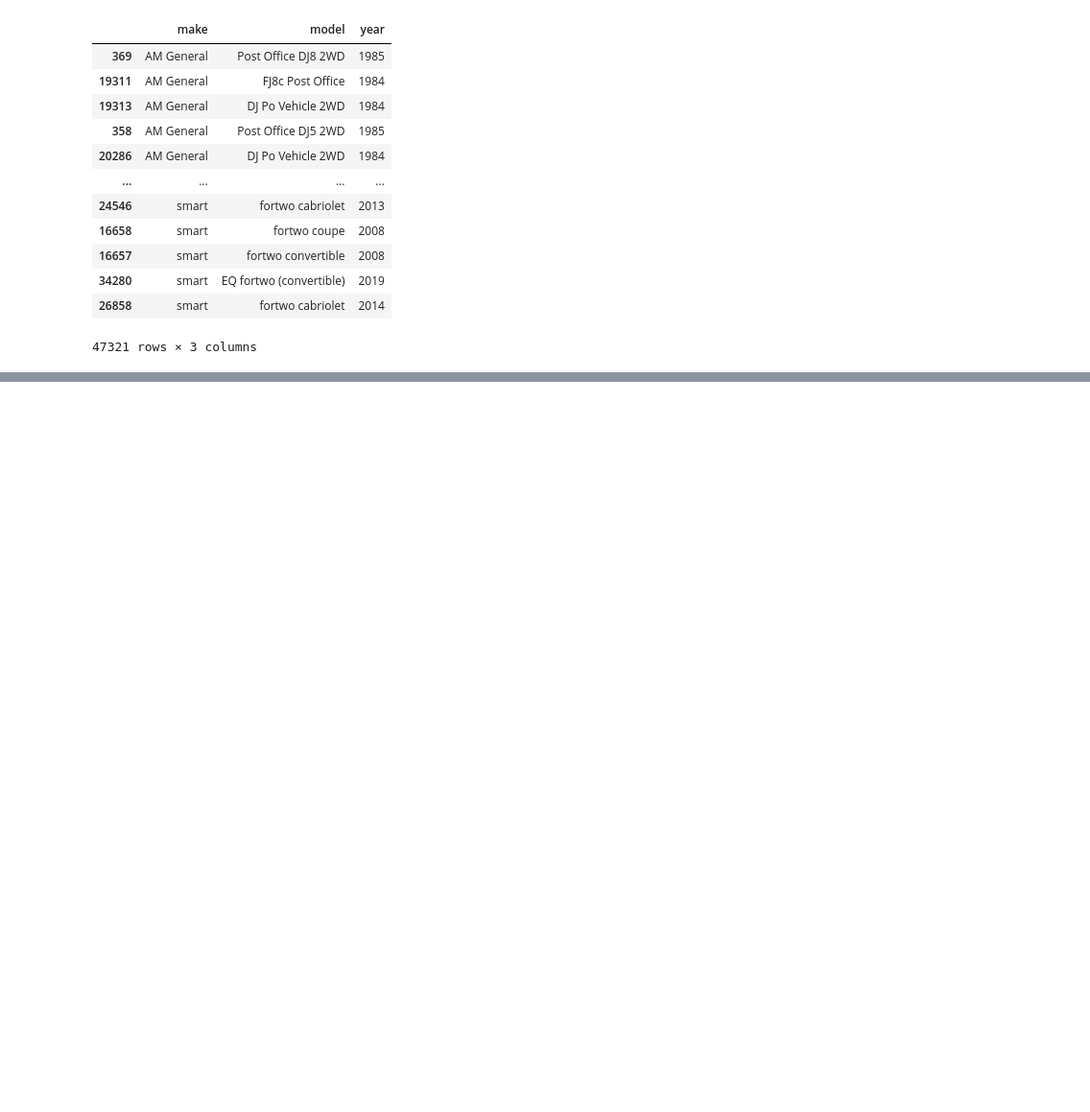
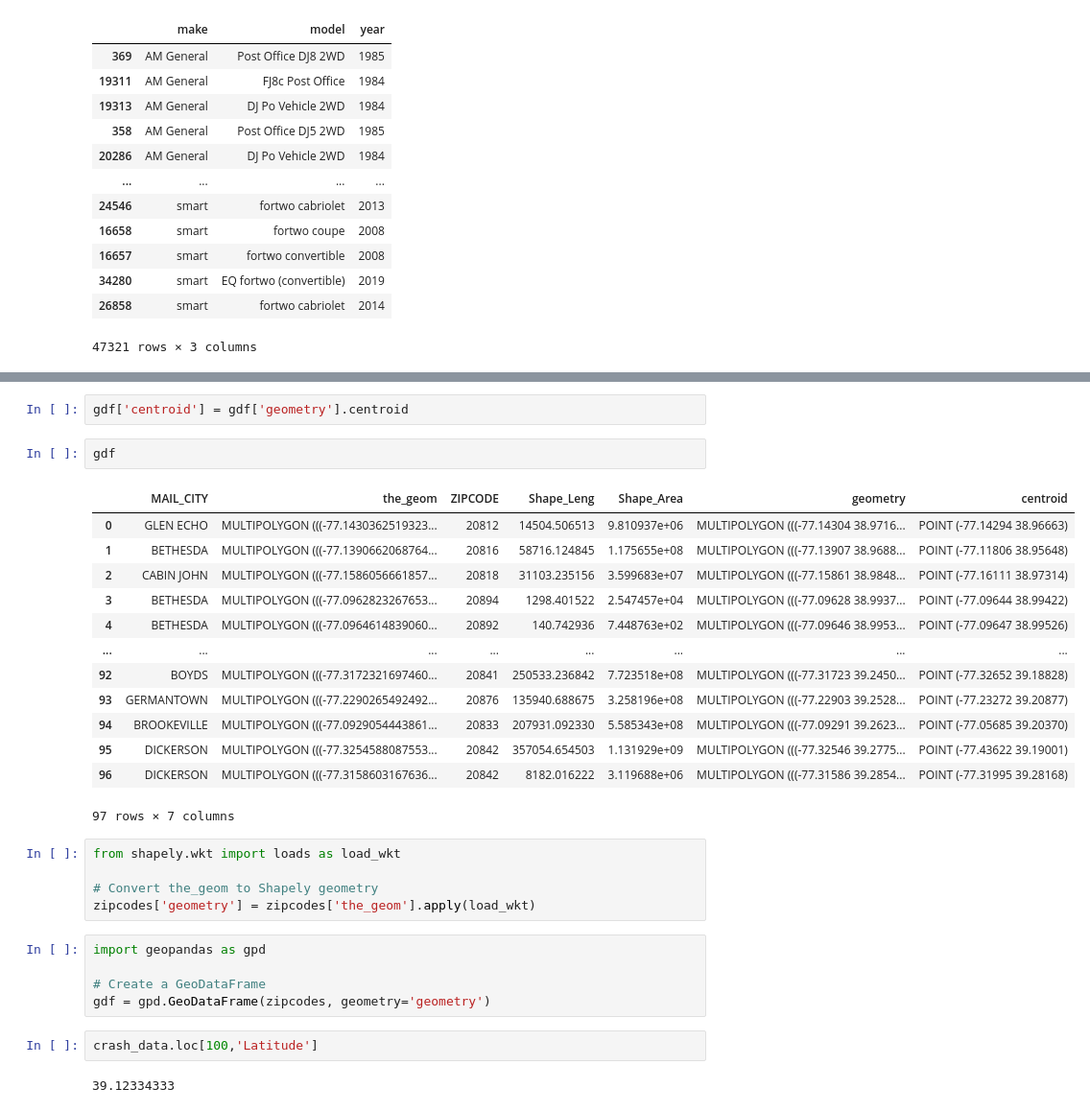
Before and after one commit to tymsoncyferki/vehicle-crashes-dwh, a Jupyter notebook: montgomery_data.ipynb, the cells around one changed output, grey strips where cells are left out. Shown at 96% size. Drawn from its saved outputs; the diff is of its cells as text; blank space fills up the shorter version.

```diff
--- a/montgomery_data.ipynb
+++ b/montgomery_data.ipynb
@@ -275,0 +546,32 @@ vehicles[['make', 'model', 'year']].sort_values(by='make')
+# %%
+gdf['centroid'] = gdf['geometry'].centroid
+# %%
+gdf
+# %% [output]
+|  | MAIL_CITY | the_geom | ZIPCODE | Shape_Leng | Shape_Area | geometry | centroid |
+| 0 | GLEN ECHO | MULTIPOLYGON (((-77.1430362519323... | 20812 | 14504.506513 | 9.810937e+06 | MULTIPOLYGON (((-77.14304 38.9716... | POINT (-77.14294 38.96663) |
+| 1 | BETHESDA | MULTIPOLYGON (((-77.1390662068764... | 20816 | 58716.124845 | 1.175655e+08 | MULTIPOLYGON (((-77.13907 38.9688... | POINT (-77.11806 38.95648) |
+| 2 | CABIN JOHN | MULTIPOLYGON (((-77.1586056661857... | 20818 | 31103.235156 | 3.599683e+07 | MULTIPOLYGON (((-77.15861 38.9848... | POINT (-77.16111 38.97314) |
+| 3 | BETHESDA | MULTIPOLYGON (((-77.0962823267653... | 20894 | 1298.401522 | 2.547457e+04 | MULTIPOLYGON (((-77.09628 38.9937... | POINT (-77.09644 38.99422) |
+| 4 | BETHESDA | MULTIPOLYGON (((-77.0964614839060... | 20892 | 140.742936 | 7.448763e+02 | MULTIPOLYGON (((-77.09646 38.9953... | POINT (-77.09647 38.99526) |
+| ... | ... | ... | ... | ... | ... | ... | ... |
+| 92 | BOYDS | MULTIPOLYGON (((-77.3172321697460... | 20841 | 250533.236842 | 7.723518e+08 | MULTIPOLYGON (((-77.31723 39.2450... | POINT (-77.32652 39.18828) |
+| 93 | GERMANTOWN | MULTIPOLYGON (((-77.2290265492492... | 20876 | 135940.688675 | 3.258196e+08 | MULTIPOLYGON (((-77.22903 39.2528... | POINT (-77.23272 39.20877) |
+| 94 | BROOKEVILLE | MULTIPOLYGON (((-77.0929054443861... | 20833 | 207931.092330 | 5.585343e+08 | MULTIPOLYGON (((-77.09291 39.2623... | POINT (-77.05685 39.20370) |
+| 95 | DICKERSON | MULTIPOLYGON (((-77.3254588087553... | 20842 | 357054.654503 | 1.131929e+09 | MULTIPOLYGON (((-77.32546 39.2775... | POINT (-77.43622 39.19001) |
+| 96 | DICKERSON | MULTIPOLYGON (((-77.3158603167636... | 20842 | 8182.016222 | 3.119688e+06 | MULTIPOLYGON (((-77.31586 39.2854... | POINT (-77.31995 39.28168) |
+97 rows × 7 columns
+# %%
+from shapely.wkt import loads as load_wkt
+
+# Convert the_geom to Shapely geometry
+zipcodes['geometry'] = zipcodes['the_geom'].apply(load_wkt)
+# %%
+import geopandas as gpd
+
+# Create a GeoDataFrame
+gdf = gpd.GeoDataFrame(zipcodes, geometry='geometry')
+# %%
+crash_data.loc[100,'Latitude']
+# %% [output]
+39.12334333
```
Also changed, not shown: parts of 27 cells of this notebook, 3 other files.
